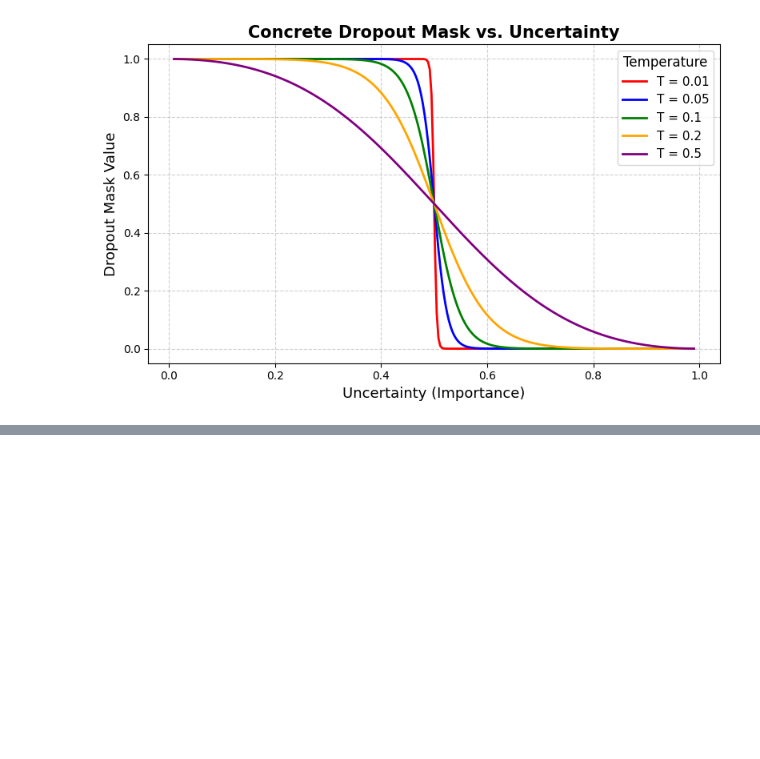
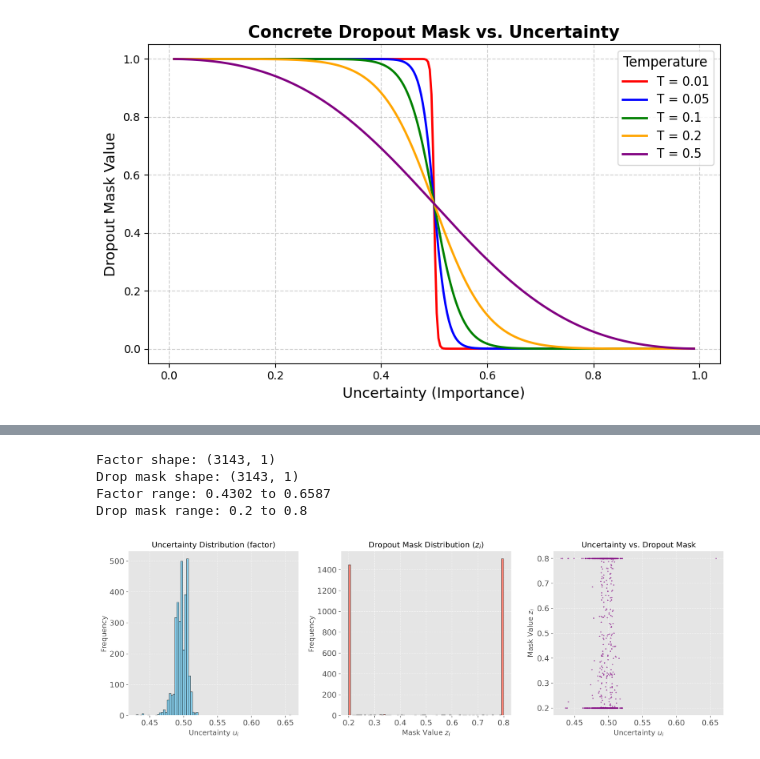
Before and after one commit to zhihaohaoran/GPGS, a Jupyter notebook: icml_3dgs.ipynb, the cells around one changed output, grey strips where cells are left out. Drawn from its saved outputs; the diff is of its cells as text; code cells hidden in the pictures; blank space fills up the shorter version.

```diff
--- a/icml_3dgs.ipynb
+++ b/icml_3dgs.ipynb
@@ -211,0 +277,50 @@ plt.show()
+# %%
+import numpy as np
+import matplotlib.pyplot as plt
+
+# Load saved arrays
+factor = np.load("factor.npy")
+drop_mask = np.load("drop_mask.npy")
+
+# Print basic info
+print("Factor shape:", factor.shape)
+print("Drop mask shape:", drop_mask.shape)
+print("Factor range:", factor.min(), "to", factor.max())
+print("Drop mask range:", drop_mask.min(), "to", drop_mask.max())
+
+# Plot
+plt.figure(figsize=(15, 5))
+
+# Histogram of uncertainty (factor)
+plt.subplot(1, 3, 1)
+plt.hist(factor, bins=80, color='skyblue', edgecolor='black')
+plt.title("Uncertainty Distribution (factor)", fontsize=13)
+plt.xlabel("Uncertainty $u_i$", fontsize=12)
+plt.ylabel("Frequency", fontsize=12)
+plt.grid(True, linestyle='--', alpha=0.6)
+
+# Histogram of dropout mask
+plt.subplot(1, 3, 2)
+plt.hist(drop_mask, bins=80, color='salmon', edgecolor='black')
+plt.title("Dropout Mask Distribution ($z_i$)", fontsize=13)
+plt.xlabel("Mask Value $z_i$", fontsize=12)
+plt.ylabel("Frequency", fontsize=12)
+plt.grid(True, linestyle='--', alpha=0.6)
+
+# Scatter plot of uncertainty vs. mask
+plt.subplot(1, 3, 3)
+plt.scatter(factor, drop_mask, s=3, alpha=0.5, color='purple')
+plt.title("Uncertainty vs. Dropout Mask", fontsize=13)
+plt.xlabel("Uncertainty $u_i$", fontsize=12)
+plt.ylabel("Mask Value $z_i$", fontsize=12)
+plt.grid(True, linestyle='--', alpha=0.6)
+
+plt.tight_layout()
+plt.savefig("uncertainty_dropout_analysis.png", dpi=600)
+plt.show()
+# %% [output]
+Factor shape: (3143, 1)
+Drop mask shape: (3143, 1)
+Factor range: 0.4302 to 0.6587
+Drop mask range: 0.2 to 0.8
+[figure, added]
```
Also changed, not shown: parts of 49 cells of this notebook.
